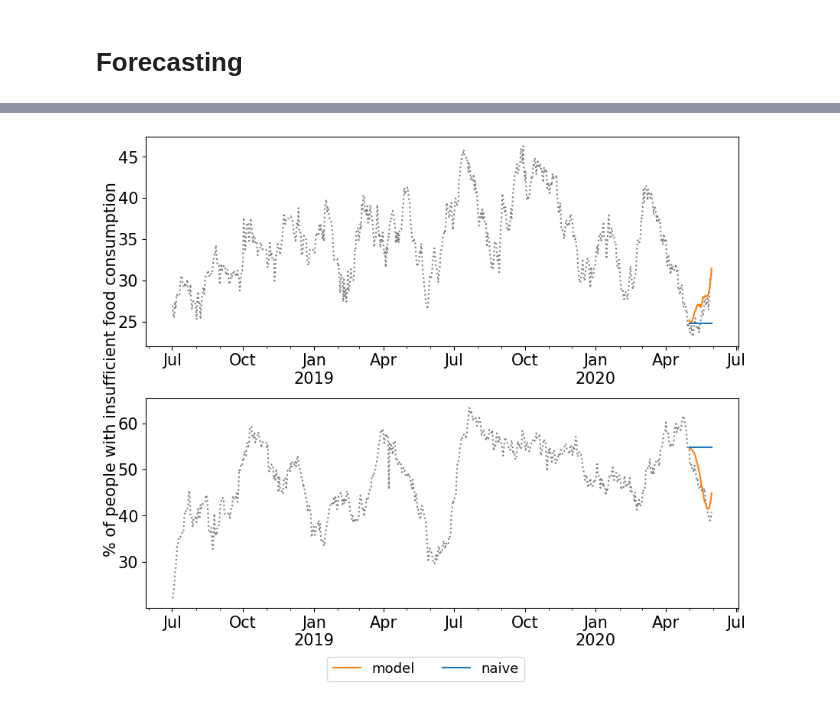
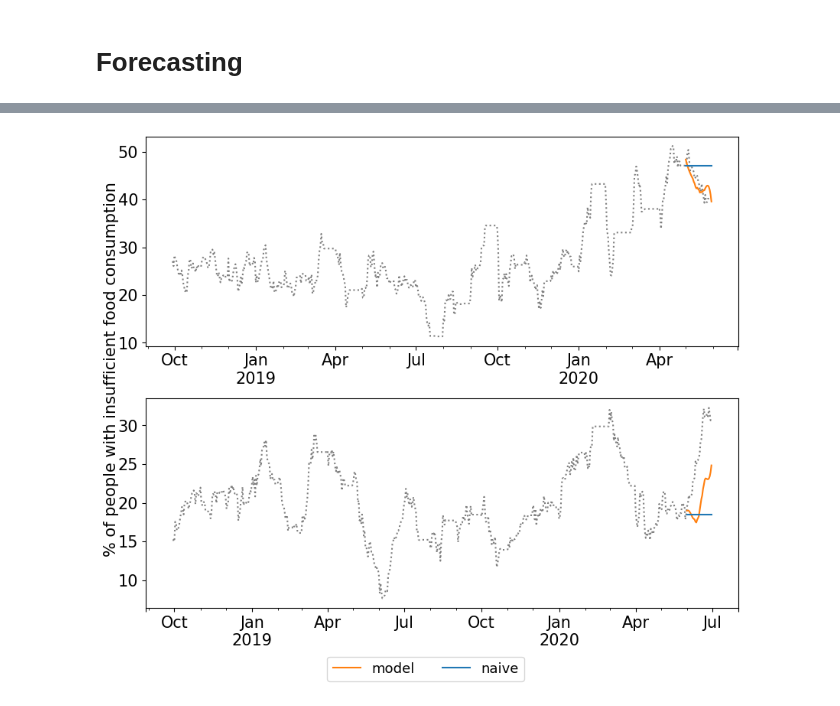
Before and after one commit to pietro-foini/ISI-WFP, a Jupyter notebook: Time-series Forecasting/RESULTS/forecasting_results.ipynb, the cells around one changed output, grey strips where cells are left out. Drawn from its saved outputs; the diff is of its cells as text; code cells hidden in the pictures.

```diff
--- a/Time-series Forecasting/RESULTS/forecasting_results.ipynb
+++ b/Time-series Forecasting/RESULTS/forecasting_results.ipynb
@@ -84,15 +84,15 @@ def plot_prediction(df, split, country, province, ax):
 # %%
 fig, axs = plt.subplots(nrows = 2, ncols = 1, figsize = (10, 8))
 fig.subplots_adjust(hspace = .25)
 
-plot_prediction(forecast_splits, "Split 4", "Yemen", "Sana'a", axs[0])
-plot_prediction(forecast_splits, "Split 4", "Yemen", "Al Jawf", axs[1])
+plot_prediction(forecast_splits, "Split 4", "Syria", "Lattakia", axs[0])
+plot_prediction(forecast_splits, "Split 5", "Syria", "Damascus", axs[1])
 
 fig.text(0.07, 0.5, "% of people with insufficient food consumption", va = "center", rotation = "vertical",
          fontdict = {"size": 15})
 axs.flatten()[0].get_legend().remove()
 axs.flatten()[-1].legend(bbox_to_anchor = (0.65, -0.2), ncol = 2)
 
 fig.savefig(OUTPUT_FOLDER + "/predictions.png", bbox_inches = "tight", dpi = 600)
 # %% [output]
-[figure, old version]
+[figure, new version]
```
Also changed, not shown: parts of 2 cells of this notebook, 3 other files.
